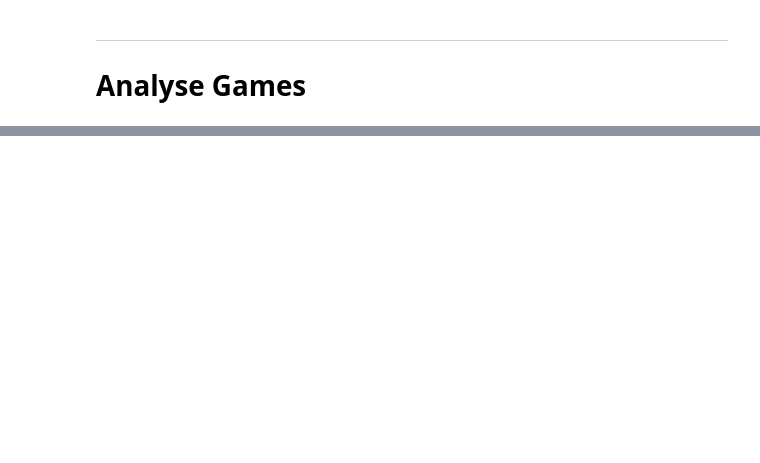
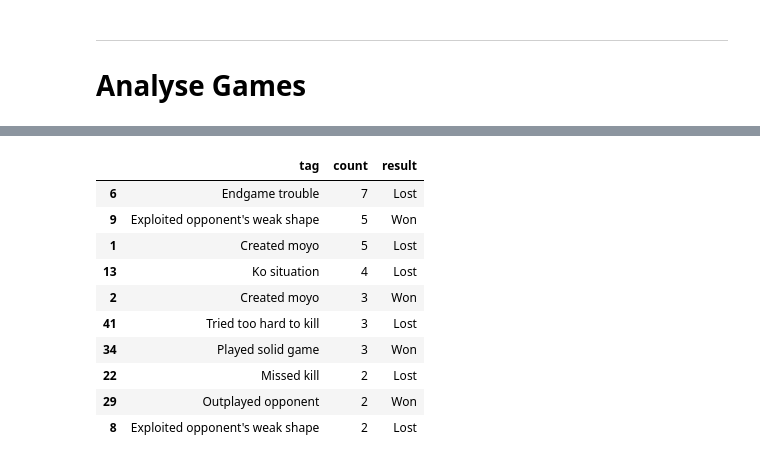
Before and after one commit to SThornewillvE/go_game_review_analyser, a Jupyter notebook: prototype/02_go_game_review_analyser.ipynb, the cells around one changed output, grey strips where cells are left out. Cells and saved outputs as stored; diff of their text form; code cells hidden in the pictures; blank space fills up the shorter version.

```diff
--- a/prototype/02_go_game_review_analyser.ipynb
+++ b/prototype/02_go_game_review_analyser.ipynb
@@ -63,3 +160,31 @@ df_tag_counts = analyse_tags(game_review_df)
+# %%
+df_tag_counts_by_result = (
+    game_review_df
+    .assign(game_tags=game_review_df["game_tags"].str.split(";"))
+    .explode("game_tags")
+    .assign(game_tags=lambda df: df["game_tags"].str.strip())
+    .groupby(["game_tags", "is_won_game"])
+    .size()
+    .reset_index(name="count")
+    .rename(columns={"game_tags": "tag"})
+    .assign(result=lambda df: df["is_won_game"].map({1: "Won", 0: "Lost"}))
+    .drop(columns="is_won_game")
+    .sort_values("count", ascending=False)
+)
+
+df_tag_counts_by_result.head(10)
+# %% [output]
+|  | tag | count | result |
+| 6 | Endgame trouble | 7 | Lost |
+| 9 | Exploited opponent's weak shape | 5 | Won |
+| 1 | Created moyo | 5 | Lost |
+| 13 | Ko situation | 4 | Lost |
+| 2 | Created moyo | 3 | Won |
+| 41 | Tried too hard to kill | 3 | Lost |
+| 34 | Played solid game | 3 | Won |
+| 22 | Missed kill | 2 | Lost |
+| 29 | Outplayed opponent | 2 | Won |
+| 8 | Exploited opponent's weak shape | 2 | Lost |
 # %%
 # Visualise Tags
 fig, ax = plt.subplots(figsize=(8, 4))
```
Also changed, not shown: parts of 18 cells of this notebook, 2 other files.
